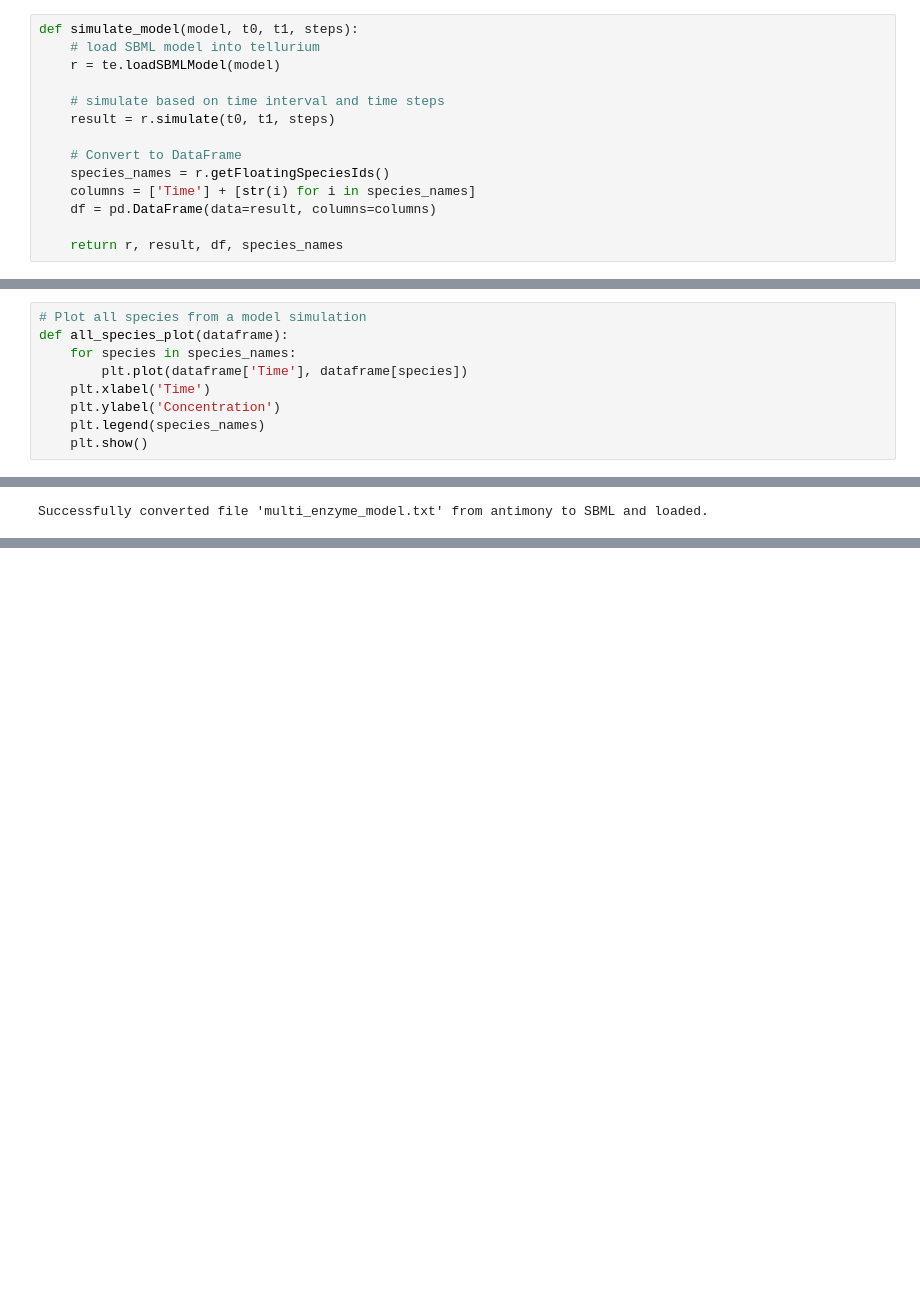
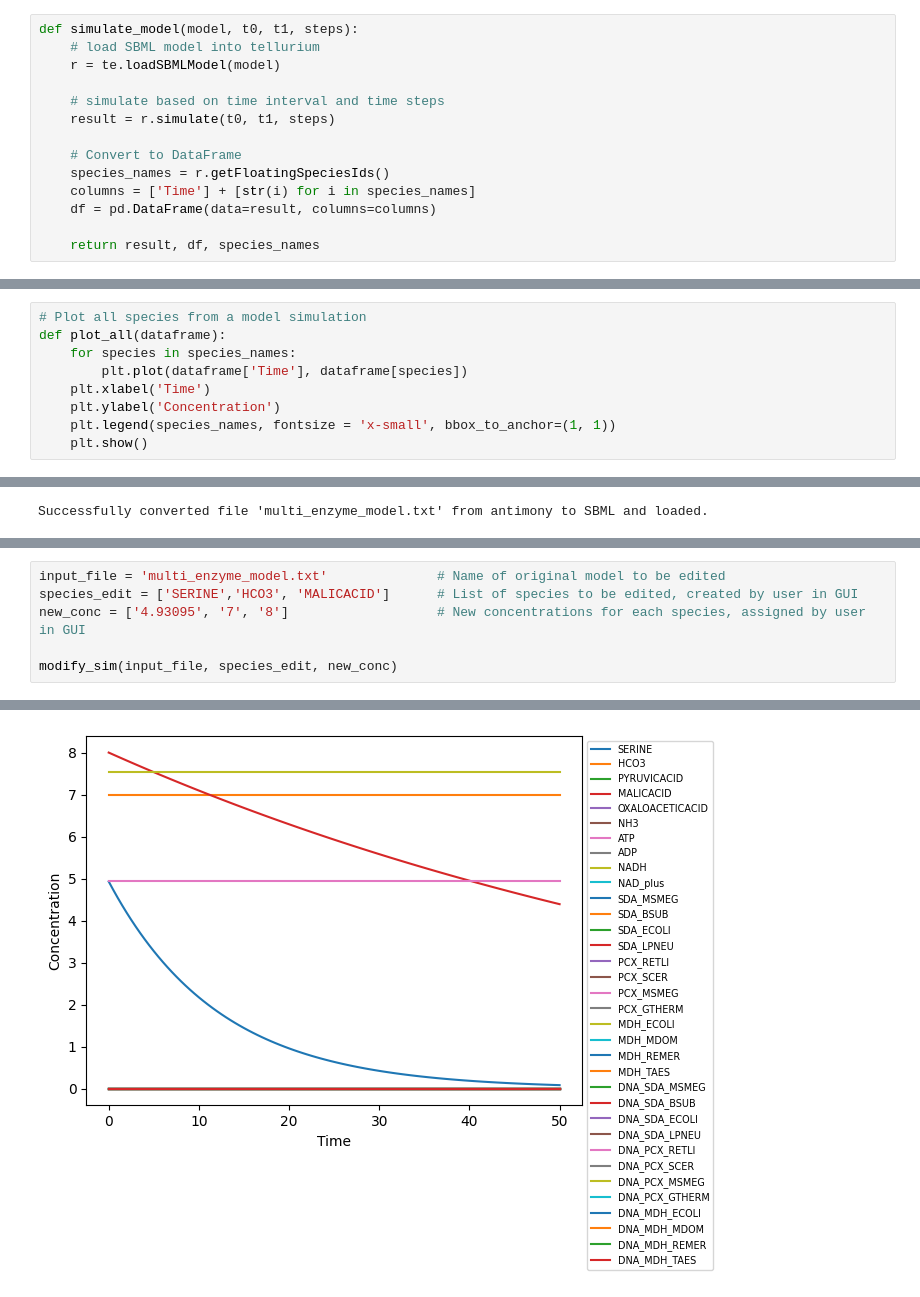
Before and after one commit to 2nd-best-FRENDAs/2nd-best-FRENDAs, a Jupyter notebook: Scripts/Tellurium_project_trial.ipynb, the cells around one changed output, grey strips where cells are left out. Cells and saved outputs as stored; diff of their text form; blank space fills up the shorter version.

Commit message:
added plotting function that allows user to change concentrations of specific species

```diff
--- a/Scripts/Tellurium_project_trial.ipynb
+++ b/Scripts/Tellurium_project_trial.ipynb
@@ -83,6 +83,6 @@ def simulate_model(model, t0, t1, steps):
     columns = ['Time'] + [str(i) for i in species_names]
     df = pd.DataFrame(data=result, columns=columns)
 
-    return r, result, df, species_names
+    return result, df, species_names
 # %%
 def export_csv(model):
@@ -105,10 +112,10 @@ def compare_species_plot(dataframe, species_list):
     plt.show()
 # %%
 # Plot all species from a model simulation
-def all_species_plot(dataframe):
+def plot_all(dataframe):
     for species in species_names:
         plt.plot(dataframe['Time'], dataframe[species])
     plt.xlabel('Time')
     plt.ylabel('Concentration')
-    plt.legend(species_names)
+    plt.legend(species_names, fontsize = 'x-small', bbox_to_anchor=(1, 1))
     plt.show()
@@ -137,3 +190,10 @@ compare_species_plot(df, species_names)
 # %% [output]
 [figure]
 [figure]
+# %%
+input_file = 'multi_enzyme_model.txt'              # Name of original model to be edited
+species_edit = ['SERINE','HCO3', 'MALICACID']      # List of species to be edited, created by user in GUI
+new_conc = ['4.93095', '7', '8']                   # New concentrations for each species, assigned by user in GUI
+
+modify_sim(input_file, species_edit, new_conc)
+# %% [output]
@@ -139,0 +207 @@ compare_species_plot(df, species_names)
+[figure, added]
```
Also changed, not shown: parts of 8 cells of this notebook.
